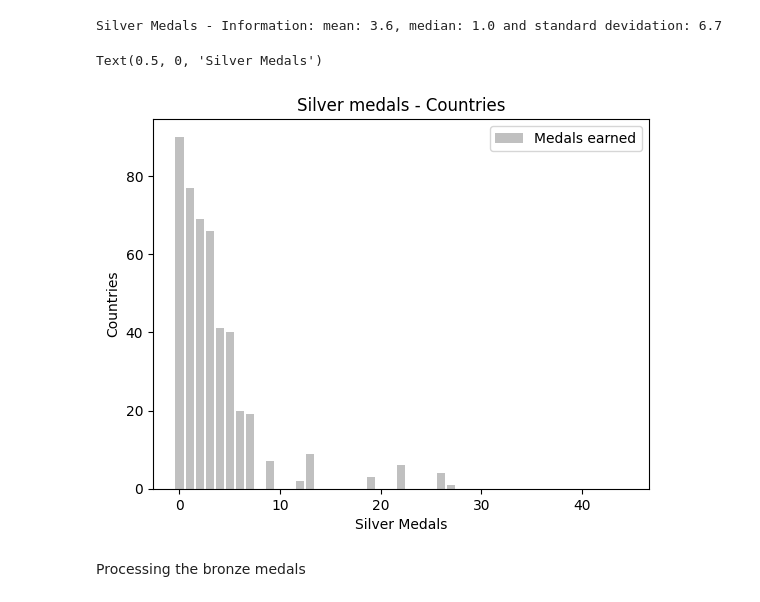
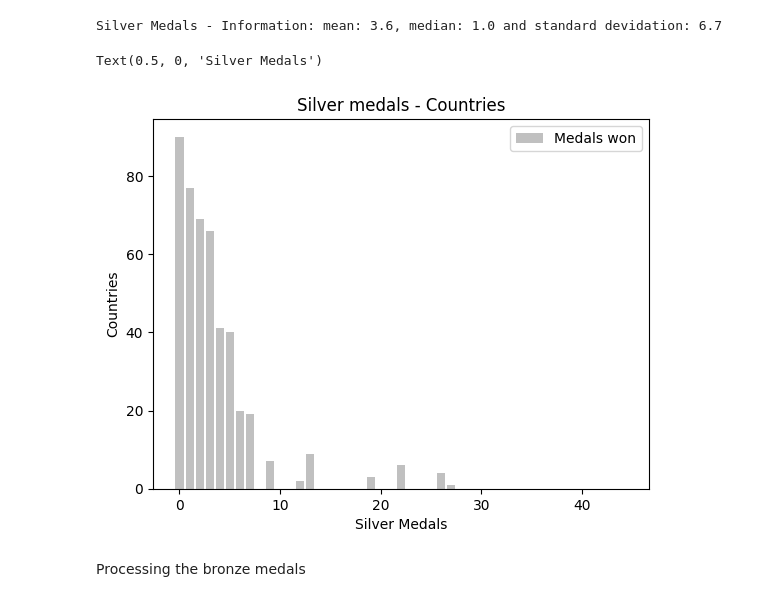
Before and after one commit to Matheus-Pombeiro/olympic-medals, a Jupyter notebook: olympic_medals.ipynb, the cells around one changed output. Cells and saved outputs as stored; diff of their text form; code cells hidden in the pictures.

```diff
--- a/olympic_medals.ipynb
+++ b/olympic_medals.ipynb
@@ -112,15 +116,15 @@ print(f'Silver Medals - Information: mean: {silver_medals_mean:.1f}, median: {si
 # %% [output]
 Silver Medals - Information: mean: 3.6, median: 1.0 and standard devidation: 6.7
 # %%
-# Plotting a graph with the number of silver medals and the total of countries
+# Plotting a graph with the number of silver medals and the total countries
 plt.bar(silver_medals, np.arange(0, len(silver_medals), 1), color='silver')
 plt.title('Silver medals - Countries')
-plt.legend(['Medals earned'])
+plt.legend(['Medals won'])
 plt.ylabel('Countries')
 plt.xlabel('Silver Medals')
 # %% [output]
 Text(0.5, 0, 'Silver Medals')
-[figure, old version]
+[figure, new version]
 # %% [markdown]
 Processing the bronze medals
 # %%
```
Also changed, not shown: parts of 36 cells of this notebook.
